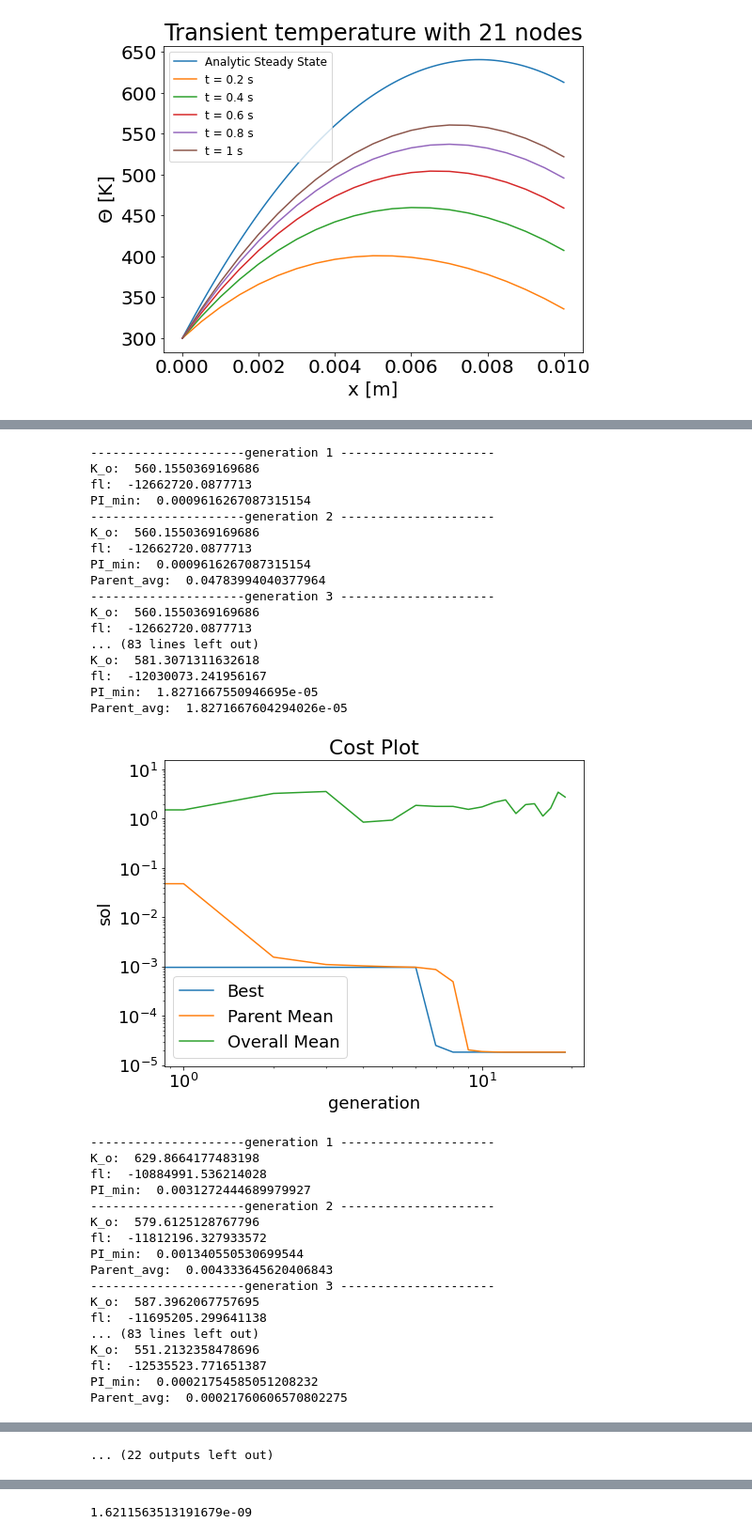
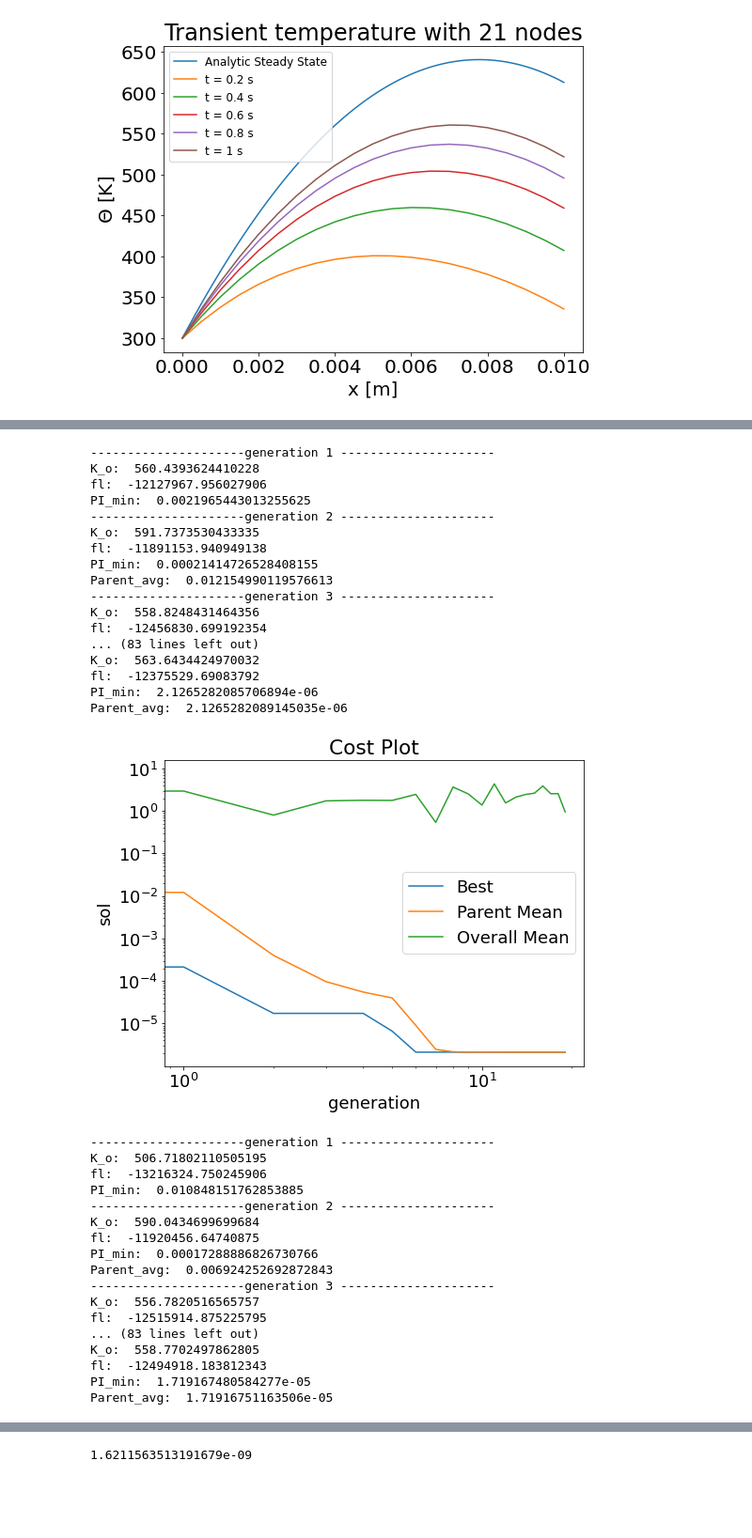
Before and after one commit to unjike/Modeling-and-Simulation-of-Advanced-Manufacturing-Processes, a Jupyter notebook: Finite_Difference_Model_for_Joule_Heating.ipynb, the cells around one changed output, grey strips where cells are left out. Shown at 94% size. Saved outputs shown, nothing was run; the diff lists cells and outputs as text; code cells hidden in the pictures; blank space fills up the shorter version.

```diff
--- a/Finite_Difference_Model_for_Joule_Heating.ipynb
+++ b/Finite_Difference_Model_for_Joule_Heating.ipynb
@@ -359,12 +359,14 @@ for iter in range(20):
       for p in 2*np.arange(0,5):
           phi1 = rng.random()
           phi2 = rng.random()
+          phi3 = rng.random()
+          phi4 = rng.random()
 
           ## mating parents to produce children that replaces worse parents
           Sorted_Pi['Lambda1'][p+6] =  phi1*Sorted_Pi['Lambda1'][p] + (1-phi1)*Sorted_Pi['Lambda1'][p+1]
-          Sorted_Pi['Lambda2'][p+6] =  phi1*Sorted_Pi['Lambda2'][p] + (1-phi1)*Sorted_Pi['Lambda2'][p+1]
-          Sorted_Pi['Lambda1'][p+7] =  phi2*Sorted_Pi['Lambda1'][p] + (1-phi2)*Sorted_Pi['Lambda1'][p+1]
-          Sorted_Pi['Lambda2'][p+7] =  phi2*Sorted_Pi['Lambda2'][p] + (1-phi2)*Sorted_Pi['Lambda2'][p+1]
+          Sorted_Pi['Lambda2'][p+6] =  phi2*Sorted_Pi['Lambda2'][p] + (1-phi2)*Sorted_Pi['Lambda2'][p+1]
+          Sorted_Pi['Lambda1'][p+7] =  phi3*Sorted_Pi['Lambda1'][p] + (1-phi3)*Sorted_Pi['Lambda1'][p+1]
+          Sorted_Pi['Lambda2'][p+7] =  phi4*Sorted_Pi['Lambda2'][p] + (1-phi4)*Sorted_Pi['Lambda2'][p+1]
 
           ##evaluating new pi
           sim_res_child1 = trnsTempSim(21, Sorted_Pi['Lambda1'][p+6],Sorted_Pi['Lambda2'][p+6])
@@ -440,35 +442,35 @@ Parent_avg:  1.0038010194566102e-05
 ---------------------generation 1 ---------------------
-K_o:  560.1550369169686
-fl:  -12662720.0877713
-PI_min:  0.0009616267087315154
+K_o:  560.4393624410228
+fl:  -12127967.956027906
+PI_min:  0.0021965443013255625
 ---------------------generation 2 ---------------------
-K_o:  560.1550369169686
-fl:  -12662720.0877713
-PI_min:  0.0009616267087315154
-Parent_avg:  0.04783994040377964
+K_o:  591.7373530433335
+fl:  -11891153.940949138
+PI_min:  0.00021414726528408155
+Parent_avg:  0.012154990119576613
 ---------------------generation 3 ---------------------
-K_o:  560.1550369169686
-fl:  -12662720.0877713
+K_o:  558.8248431464356
+fl:  -12456830.699192354
 ... (83 lines left out)
-K_o:  581.3071311632618
-fl:  -12030073.241956167
-PI_min:  1.8271667550946695e-05
-Parent_avg:  1.8271667604294026e-05
+K_o:  563.6434424970032
+fl:  -12375529.69083792
+PI_min:  2.1265282085706894e-06
+Parent_avg:  2.1265282089145035e-06
-[figure, old version]
+[figure, new version]
 ---------------------generation 1 ---------------------
-K_o:  629.8664177483198
-fl:  -10884991.536214028
-PI_min:  0.0031272444689979927
+K_o:  506.71802110505195
+fl:  -13216324.750245906
+PI_min:  0.010848151762853885
 ---------------------generation 2 ---------------------
-K_o:  579.6125128767796
-fl:  -11812196.327933572
-PI_min:  0.001340550530699544
-Parent_avg:  0.004333645620406843
+K_o:  590.0434699699684
+fl:  -11920456.64740875
+PI_min:  0.00017288886826730766
+Parent_avg:  0.006924252692872843
 ---------------------generation 3 ---------------------
-K_o:  587.3962067757695
-fl:  -11695205.299641138
+K_o:  556.7820516565757
+fl:  -12515914.875225795
 ... (83 lines left out)
-K_o:  551.2132358478696
-fl:  -12535523.771651387
-PI_min:  0.00021754585051208232
-Parent_avg:  0.00021760606570802275
+K_o:  558.7702497862805
+fl:  -12494918.183812343
+PI_min:  1.719167480584277e-05
+Parent_avg:  1.71916751163506e-05
@@ -517,4 +528,3 @@ Parent_avg:  2.584131879609004e-05
-... (22 outputs left out)
 # %%
 def trnsTempSimBest(n, Kappa_o, fl):
   '''
```
Also changed, not shown: parts of 2 cells of this notebook.
